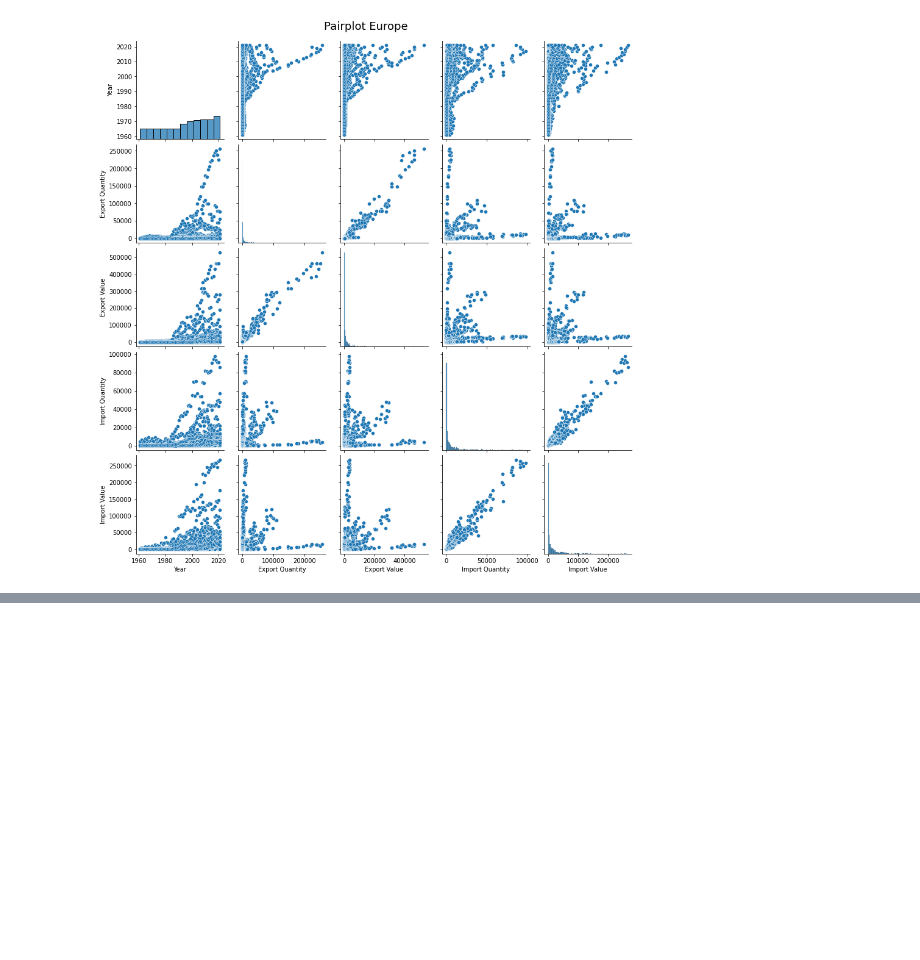
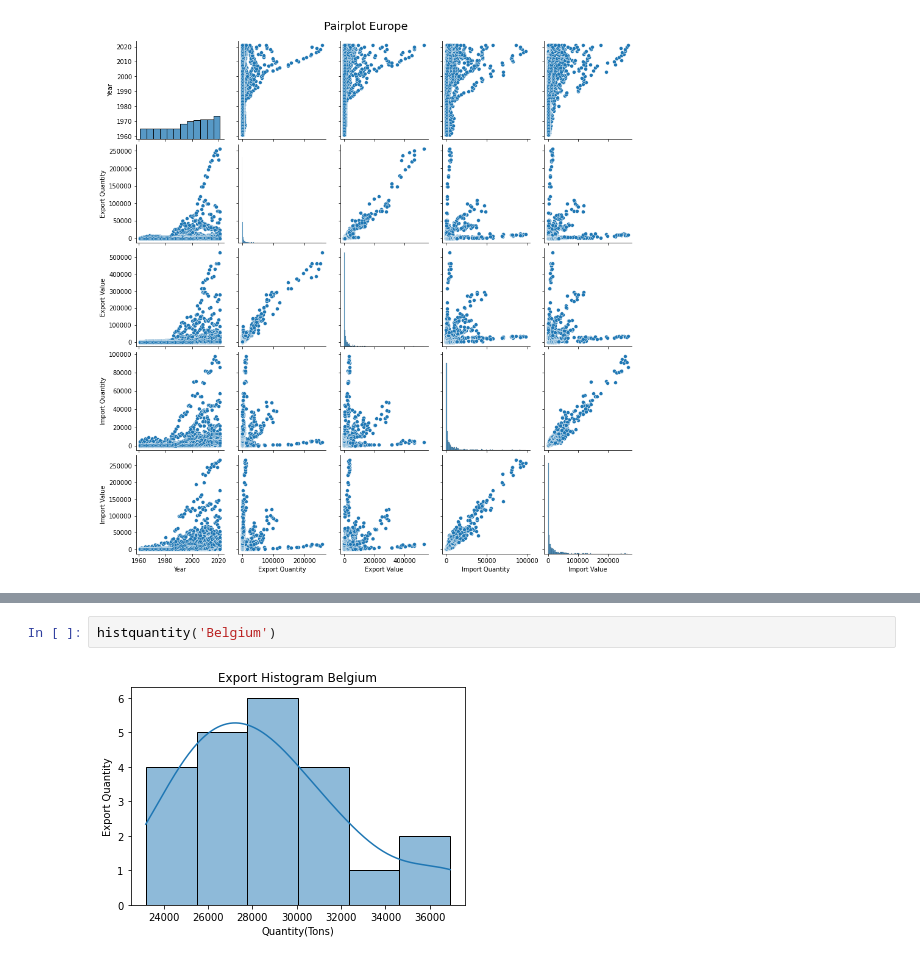
Before and after one commit to LuizLopes-cct/CA2, a Jupyter notebook: CA2_Data_Analytics.ipynb, the cells around one changed output, grey strips where cells are left out. Drawn from its saved outputs; the diff is of its cells as text; blank space fills up the shorter version.

```diff
--- a/CA2_Data_Analytics.ipynb
+++ b/CA2_Data_Analytics.ipynb
@@ -251,0 +296,4 @@ g.fig.suptitle("Pairplot Europe", y=1.02, fontsize = 18);
+# %%
+histquantity('Belgium')
+# %% [output]
+[figure, added]
```
Also changed, not shown: parts of 48 cells of this notebook, 1 other file.
